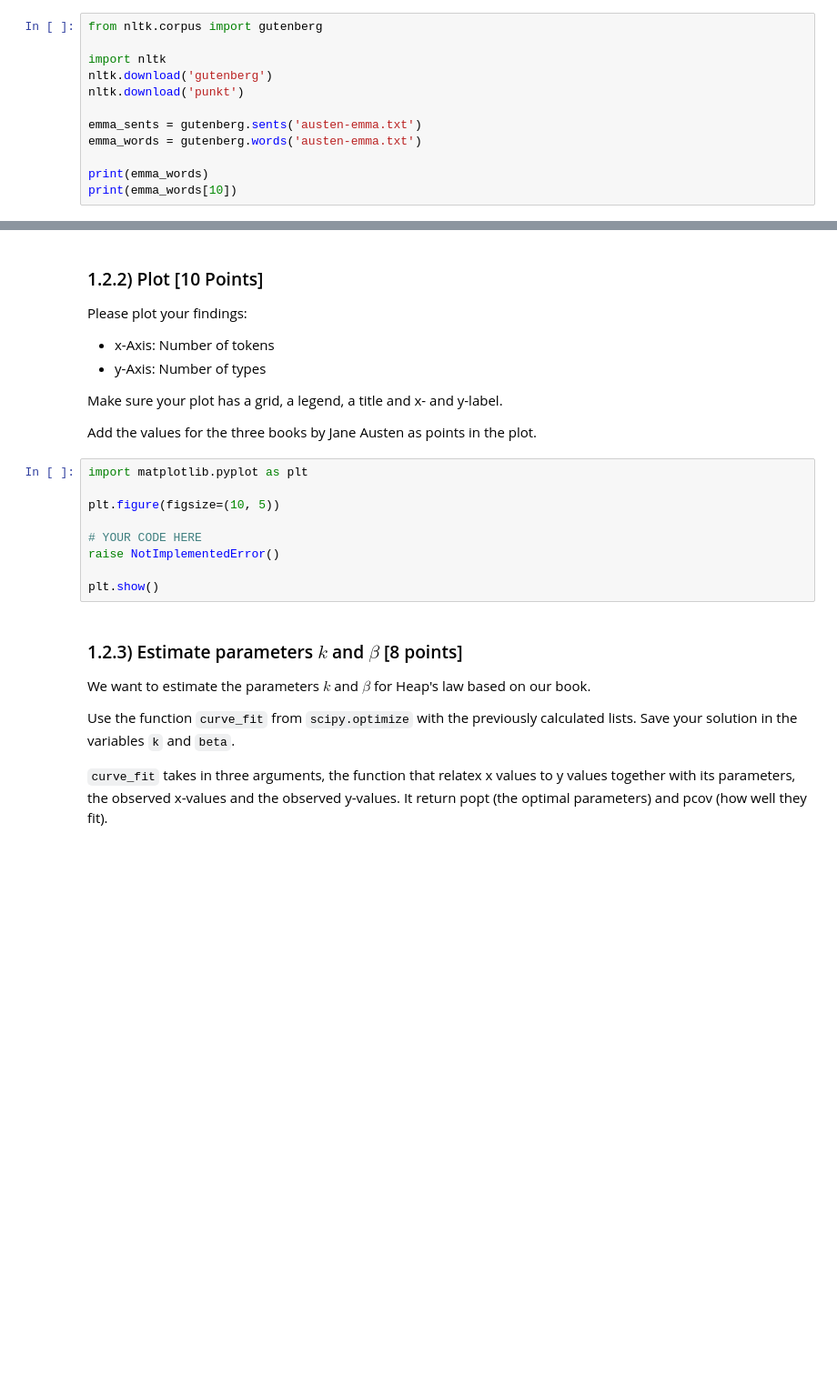
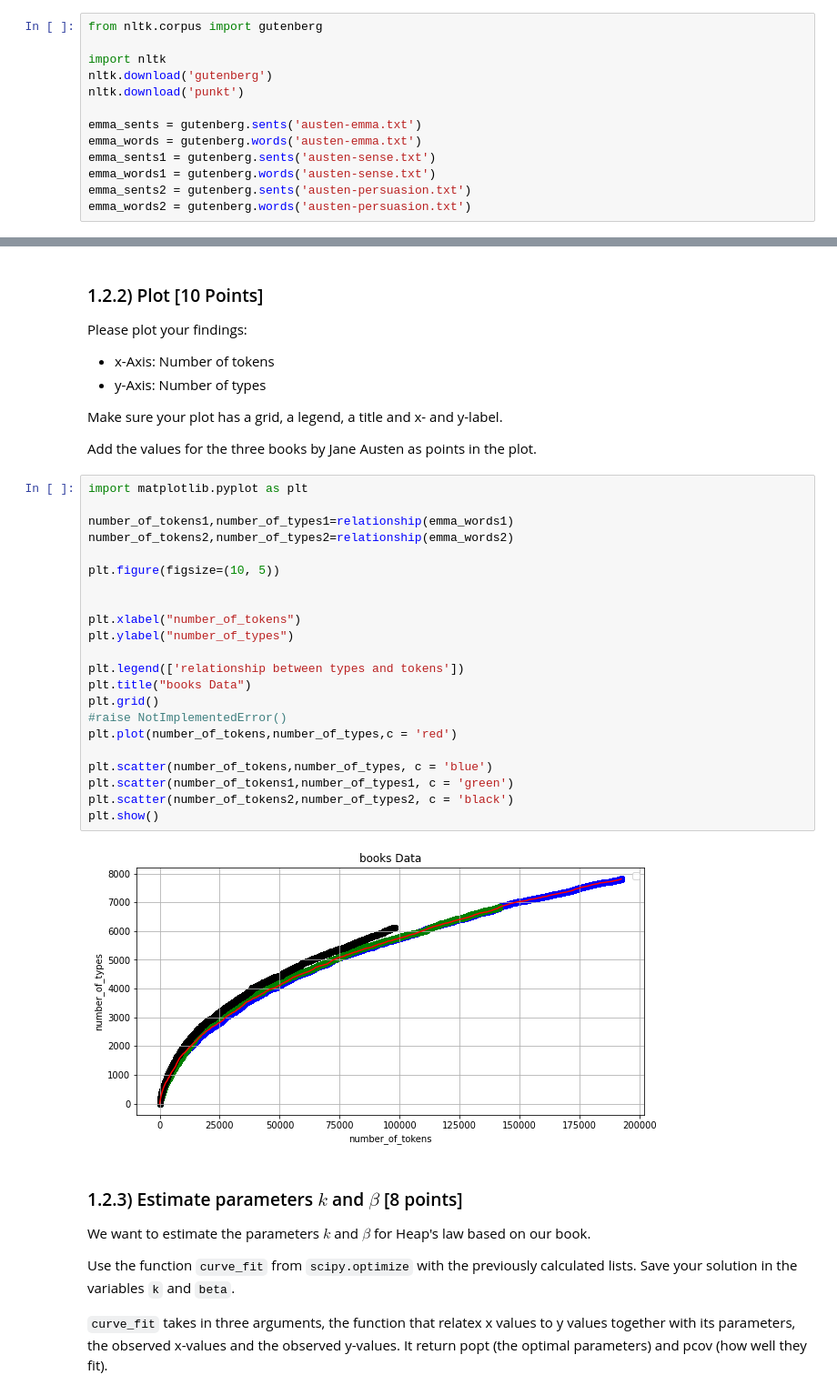
Before and after one commit to IbrahimLakhzine/NLP, a Jupyter notebook: N-Grams.ipynb, the cells around one changed output, grey strips where cells are left out. Shown at 91% size. Cells and saved outputs as stored; diff of their text form; blank space fills up the shorter version.

```diff
--- a/N-Grams.ipynb
+++ b/N-Grams.ipynb
@@ -37,7 +37,8 @@ nltk.download('punkt')
 
 emma_sents = gutenberg.sents('austen-emma.txt')
 emma_words = gutenberg.words('austen-emma.txt')
-
-print(emma_words)
-print(emma_words[10])
+emma_sents1 = gutenberg.sents('austen-sense.txt')
+emma_words1 = gutenberg.words('austen-sense.txt')
+emma_sents2 = gutenberg.sents('austen-persuasion.txt')
+emma_words2 = gutenberg.words('austen-persuasion.txt')
 # %% [output]
@@ -122,15 +159,30 @@ Please plot your findings:
 Make sure your plot has a grid, a legend, a title and x- and y-label.
 
 Add the values for the three books by Jane Austen as points in the plot.
-# %%
-import matplotlib.pyplot as plt
-
-plt.figure(figsize=(10, 5))
-
-# YOUR CODE HERE
-raise NotImplementedError()
-
-plt.show()
+# %%
+import matplotlib.pyplot as plt
+
+number_of_tokens1,number_of_types1=relationship(emma_words1)
+number_of_tokens2,number_of_types2=relationship(emma_words2)
+
+plt.figure(figsize=(10, 5))
+
+
+plt.xlabel("number_of_tokens")
+plt.ylabel("number_of_types")
+
+plt.legend(['relationship between types and tokens'])
+plt.title("books Data")
+plt.grid()
+#raise NotImplementedError()
+plt.plot(number_of_tokens,number_of_types,c = 'red')
+
+plt.scatter(number_of_tokens,number_of_types, c = 'blue')
+plt.scatter(number_of_tokens1,number_of_types1, c = 'green')
+plt.scatter(number_of_tokens2,number_of_types2, c = 'black')
+plt.show()
+# %% [output]
+[figure, added]
 # %% [markdown]
 ### 1.2.3) Estimate parameters $k$ and $\beta$ [8 points]
 
```
Also changed, not shown: parts of 7 cells of this notebook.
